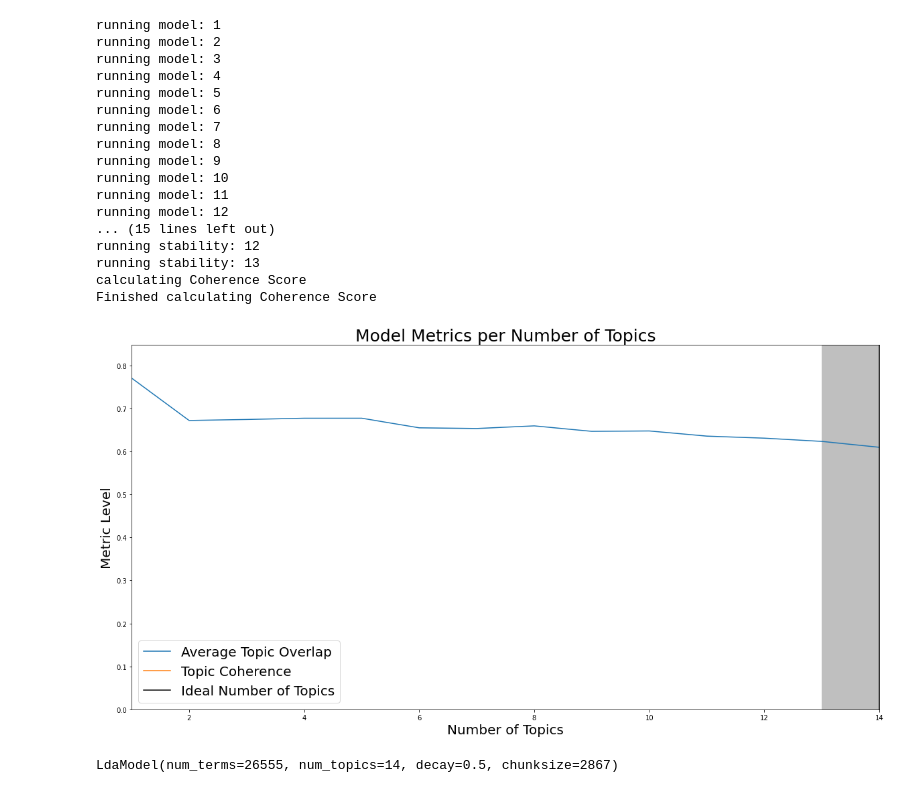
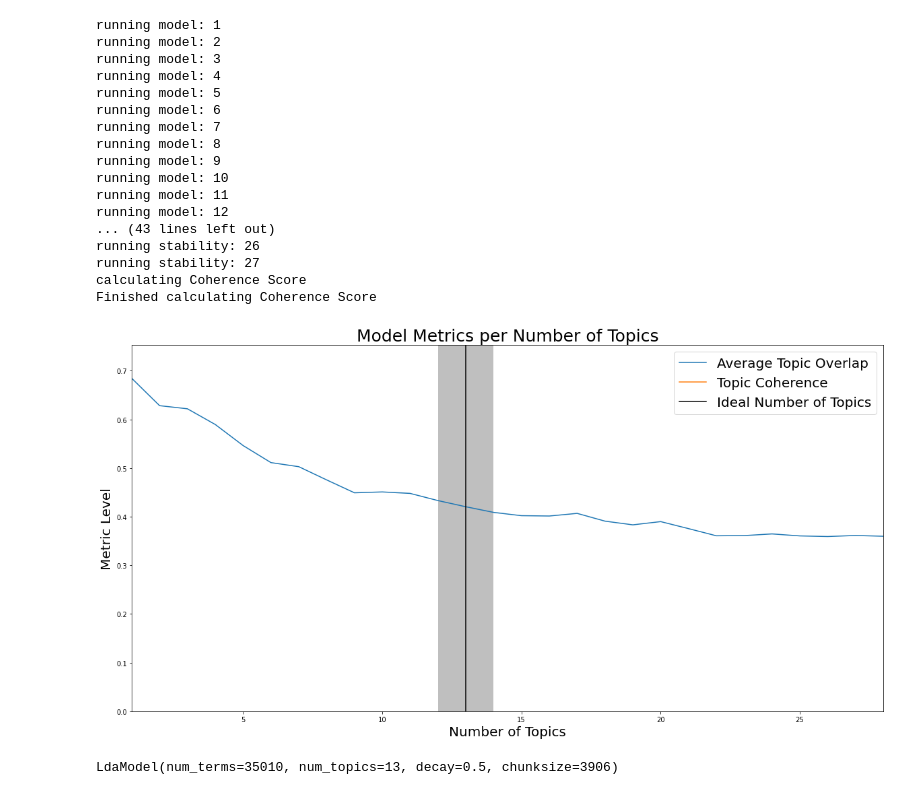
Before and after one commit to lamfo-unb/MicrosoftEssexLDA, a Jupyter notebook: lda/lda.ipynb, the cells around one changed output. Cells and saved outputs as stored; diff of their text form; code cells hidden in the pictures.

```diff
--- a/lda/lda.ipynb
+++ b/lda/lda.ipynb
@@ -19,4 +19,8 @@ import seaborn as sns
 
 
 
-stop_words = set(stopwords.words('english'))
+stop_words = stopwords.words('english')
+
+stop_words.extend(["time","week","day","month","cnn","year","going","covid","19","covid-19"])
+
+print(stop_words)
@@ -37,6 +43,10 @@ df.Text = df.Text.apply(lambda x: [w for w in x if not w in stop_words])
 phrase_model = Phrases(df.Text, min_count=1, threshold=1)
 df.Text = df.Text.apply(lambda x: phrase_model[x] )
 
+df.Text = df.Text.apply(lambda x: [w for w in x if len(w)>1])
+
+
+
 
 
 common_texts = df.Text.tolist()
@@ -49,8 +76,8 @@ common_dictionary.filter_extremes(no_below=5, no_above=0.5)
 common_corpus = [common_dictionary.doc2bow(text) for text in common_texts]
 # %%
 # Considering 1-15 topics, as the last is cut off
-num_topics = list(range(16)[1:])
-num_keywords = 15
+num_topics = list(range(30)[1:])
+num_keywords = 29
 
 
 LDA_models = {}
@@ -62,9 +89,11 @@ for i in num_topics:
                              num_topics=i,
                              update_every=1,
                              chunksize=len(common_corpus),
-                             passes=1,
+                             passes=3,
                              alpha='auto',
-                             random_state=42)
+                             random_state=42,
+                             minimum_probability = 0,
+                            minimum_phi_value = 0)
 
     shown_topics = LDA_models[i].show_topics(num_topics=i,
                                              num_words=num_keywords,
@@ -116,41 +145,41 @@ ax = sns.lineplot(x=num_topics[:-1], y=coherences, label='Topic Coherence')
 ax.axvline(x=ideal_topic_num, label='Ideal Number of Topics', color='black')
 ax.axvspan(xmin=ideal_topic_num - 1, xmax=ideal_topic_num + 1, alpha=0.5, facecolor='grey')
 
 y_max = max(max(mean_stabilities), max(coherences)) + (0.10 * max(max(mean_stabilities), max(coherences)))
 ax.set_ylim([0, y_max])
 ax.set_xlim([1, num_topics[-1]-1])
 
 ax.axes.set_title('Model Metrics per Number of Topics', fontsize=25)
 ax.set_ylabel('Metric Level', fontsize=20)
 ax.set_xlabel('Number of Topics', fontsize=20)
 plt.legend(fontsize=20)
 plt.show()
 
 # Train the model on the corpus.
 # lda = models.LdaModel(common_corpus, num_topics=10, minimum_probability=0)
 # %% [output]
 running model: 1
 running model: 2
 running model: 3
 running model: 4
 running model: 5
 running model: 6
 running model: 7
 running model: 8
 running model: 9
 running model: 10
 running model: 11
 running model: 12
-... (15 lines left out)
-running stability: 12
-running stability: 13
+... (43 lines left out)
+running stability: 26
+running stability: 27
 calculating Coherence Score
 Finished calculating Coherence Score
-[figure, old version]
+[figure, new version]
 # %%
 print(LDA_models[ideal_topic_num_index+1])
 # %% [output]
-LdaModel(num_terms=26555, num_topics=14, decay=0.5, chunksize=2867)
+LdaModel(num_terms=35010, num_topics=13, decay=0.5, chunksize=3906)
 # %%
 LDA_models[ideal_topic_num_index+1].save("../../MicrosoftEssexHeroku/ldamodel")
 common_dictionary.save("../../MicrosoftEssexHeroku/ldadic")
```
Also changed, not shown: parts of 4 cells of this notebook.
